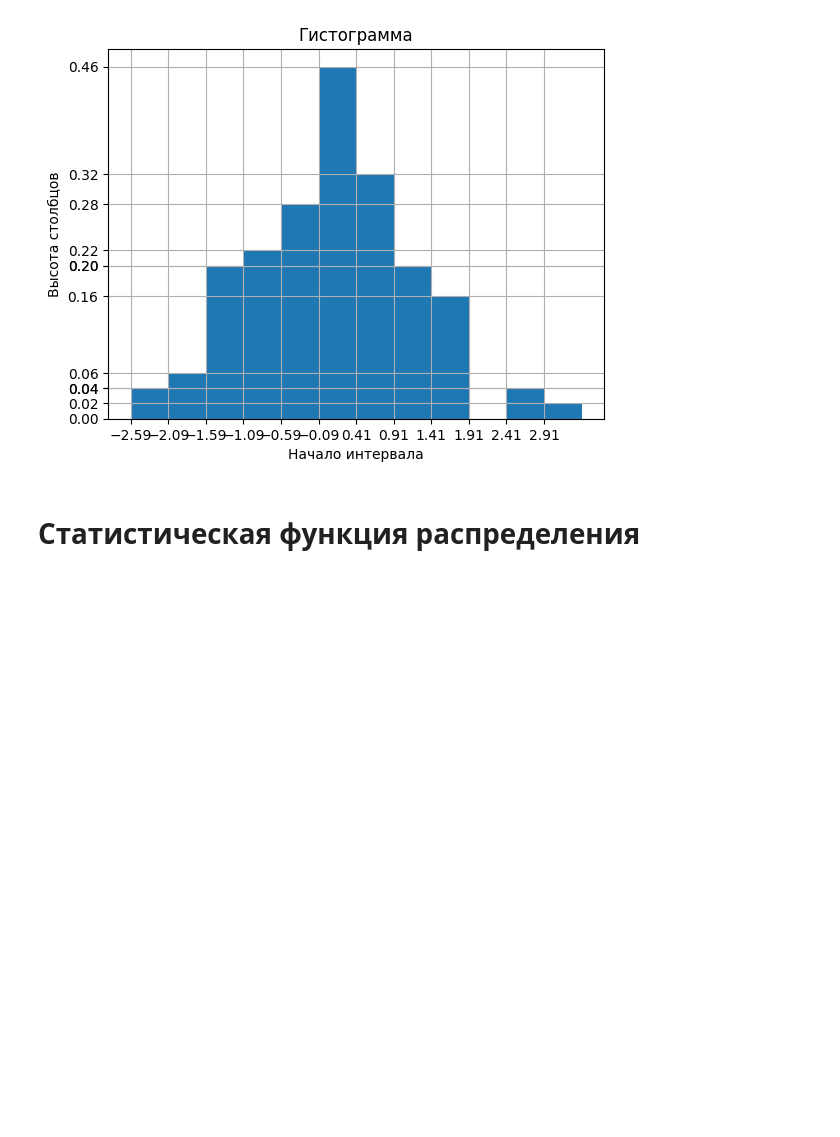
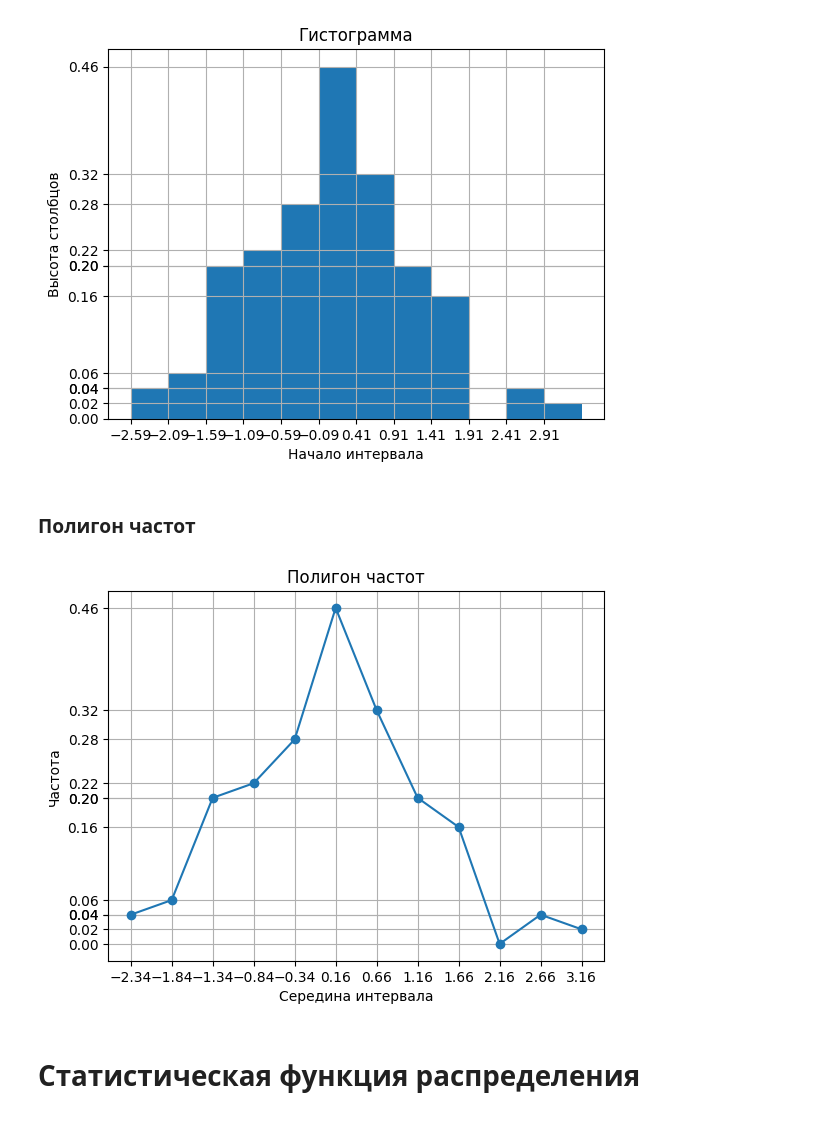
Before and after one commit to Romariok/Mathematical-statistics, a Jupyter notebook: lab1/main.ipynb, the cells around one changed output. Cells and saved outputs as stored; diff of their text form; code cells hidden in the pictures; blank space fills up the shorter version.

Commit message:
ПОЛИГОН ЧАСТОТ!!!!!

```diff
--- a/lab1/main.ipynb
+++ b/lab1/main.ipynb
@@ -114,6 +114,32 @@ plt.title('Гистограмма')
 plt.show()
 # %% [output]
 [figure]
+# %% [markdown]
+### Полигон частот
+# %%
+# Извлечение значений для осей x и высоты столбцов
+x = [interval[0] for interval in data_interval]
+heights = [interval[2] for interval in data_interval]
+
+# Рассчитываем середины интервалов
+midpoints = [(interval[0] + interval[1]) / 2 for interval in data_interval]
+
+# Построение полигона частот
+plt.plot(midpoints, heights, marker='o', linestyle='-')
+
+plt.grid(True)
+plt.xticks(midpoints)
+plt.yticks(heights)
+
+# Установка подписей осей и заголовка
+plt.xlabel('Середина интервала')
+plt.ylabel('Частота')
+plt.title('Полигон частот')
+
+# Отображение графика
+plt.show()
+# %% [output]
+[figure, added]
 # %% [markdown]
 <h1>Статиcтическая функция распределения<h1>
 # %%
```
